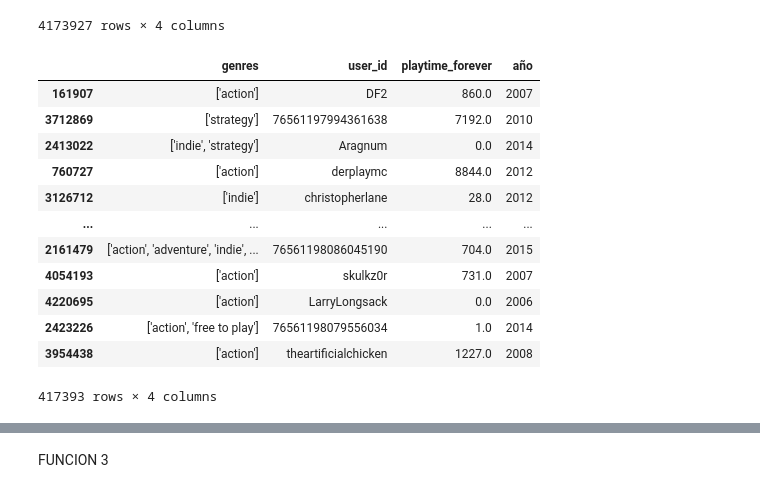
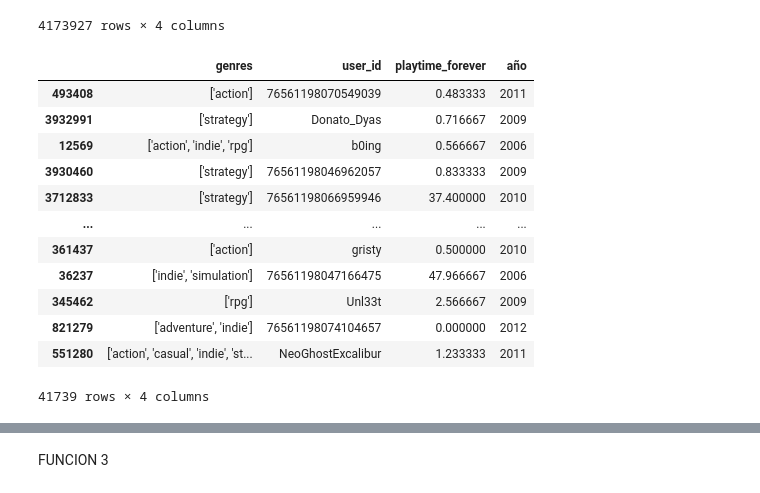
Before and after one commit to JGIOVANNIE/PI_ML_OPS_STEAM, a Jupyter notebook: Notebooks/Pruebas API.ipynb, the cells around one changed output, grey strips where cells are left out. Saved outputs shown, nothing was run; the diff lists cells and outputs as text; code cells hidden in the pictures.

```diff
--- a/Notebooks/Pruebas API.ipynb
+++ b/Notebooks/Pruebas API.ipynb
@@ -214,22 +214,22 @@ See the caveats in the documentation: https://pandas.pydata.org/pandas-docs/stab
 | 4294256 | ['action'] | 76561198312638244 | 1.650000 | 2004 |
 4173927 rows × 4 columns
 # %%
-df_funcion_2 = df_funcion_2.sample(frac=0.1)
+df_funcion_2 = df_funcion_2.sample(frac=0.010)
 df_funcion_2
 # %% [output]
 |  | genres | user_id | playtime_forever | año |
-| 161907 | ['action'] | DF2 | 860.0 | 2007 |
-| 3712869 | ['strategy'] | 76561197994361638 | 7192.0 | 2010 |
-| 2413022 | ['indie', 'strategy'] | Aragnum | 0.0 | 2014 |
-| 760727 | ['action'] | derplaymc | 8844.0 | 2012 |
-| 3126712 | ['indie'] | christopherlane | 28.0 | 2012 |
+| 493408 | ['action'] | 76561198070549039 | 0.483333 | 2011 |
+| 3932991 | ['strategy'] | Donato_Dyas | 0.716667 | 2009 |
+| 12569 | ['action', 'indie', 'rpg'] | b0ing | 0.566667 | 2006 |
+| 3930460 | ['strategy'] | 76561198046962057 | 0.833333 | 2009 |
+| 3712833 | ['strategy'] | 76561198066959946 | 37.400000 | 2010 |
 | ... | ... | ... | ... | ... |
-| 2161479 | ['action', 'adventure', 'indie', ... | 76561198086045190 | 704.0 | 2015 |
-| 4054193 | ['action'] | skulkz0r | 731.0 | 2007 |
-| 4220695 | ['action'] | LarryLongsack | 0.0 | 2006 |
-| 2423226 | ['action', 'free to play'] | 76561198079556034 | 1.0 | 2014 |
-| 3954438 | ['action'] | theartificialchicken | 1227.0 | 2008 |
+| 361437 | ['action'] | gristy | 0.500000 | 2010 |
+| 36237 | ['indie', 'simulation'] | 76561198047166475 | 47.966667 | 2006 |
+| 345462 | ['rpg'] | Unl33t | 2.566667 | 2009 |
+| 821279 | ['adventure', 'indie'] | 76561198074104657 | 0.000000 | 2012 |
+| 551280 | ['action', 'casual', 'indie', 'st... | NeoGhostExcalibur | 1.233333 | 2011 |
-417393 rows × 4 columns
+41739 rows × 4 columns
 # %%
 df_funcion_2.to_parquet('UserForGenre.parquet')
 # %%
```
Also changed, not shown: 7 other files.
